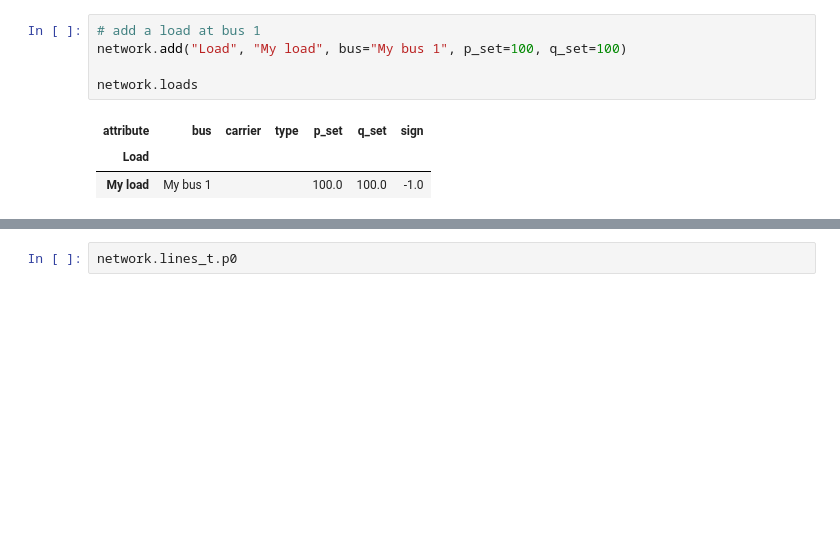
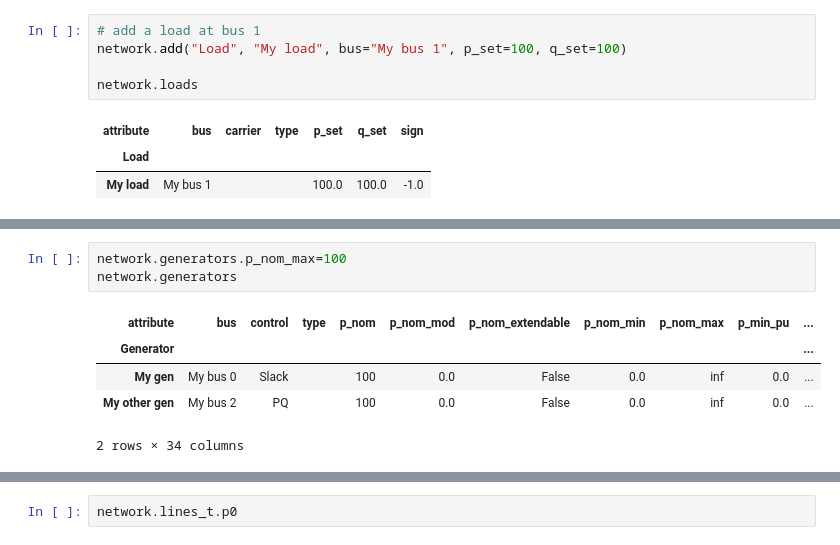
Before and after one commit to sebastianconsuegra95/PowerFlow, a Jupyter notebook: PyPSASim_PowerFlow.ipynb, the cells around one changed output, grey strips where cells are left out. Cells and saved outputs as stored; diff of their text form; blank space fills up the shorter version.

```diff
--- a/PyPSASim_PowerFlow.ipynb
+++ b/PyPSASim_PowerFlow.ipynb
@@ -70,3 +75,12 @@ INFO:pypsa.pf:Newton-Raphson solved in 3 iterations with error of 0.000000 in 0.
  'converged': SubNetwork     0
  snapshot
  now         True}
+# %%
+network.generators.p_nom_max=100
+network.generators
+# %% [output]
+| attribute | bus | control | type | p_nom | p_nom_mod | p_nom_extendable | p_nom_min | p_nom_max | p_min_pu | ... |
+| Generator |  |  |  |  |  |  |  |  |  | ... |
+| My gen | My bus 0 | Slack |  | 100 | 0.0 | False | 0.0 | inf | 0.0 | ... |
+| My other gen | My bus 2 | PQ |  | 100 | 0.0 | False | 0.0 | inf | 0.0 | ... |
+2 rows × 34 columns
```
Also changed, not shown: parts of 5 cells of this notebook, 2 other files.
